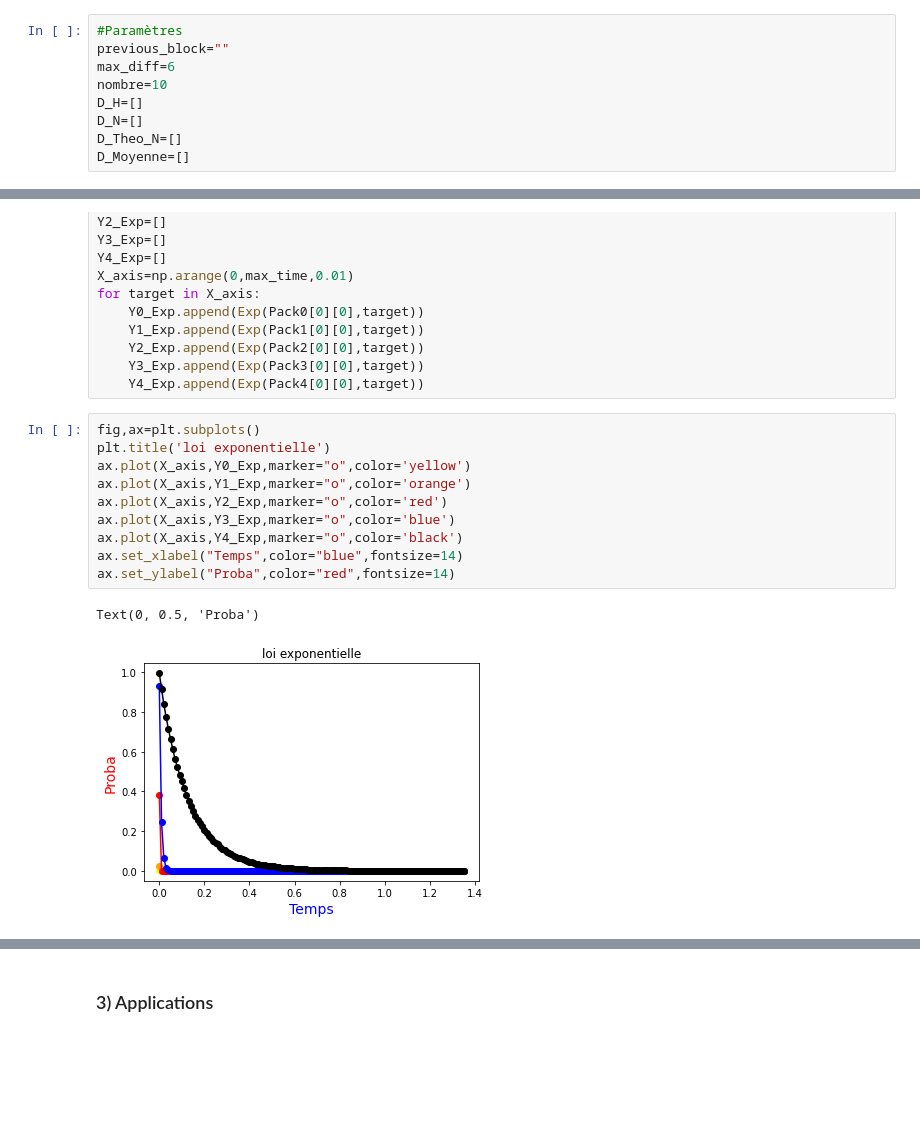
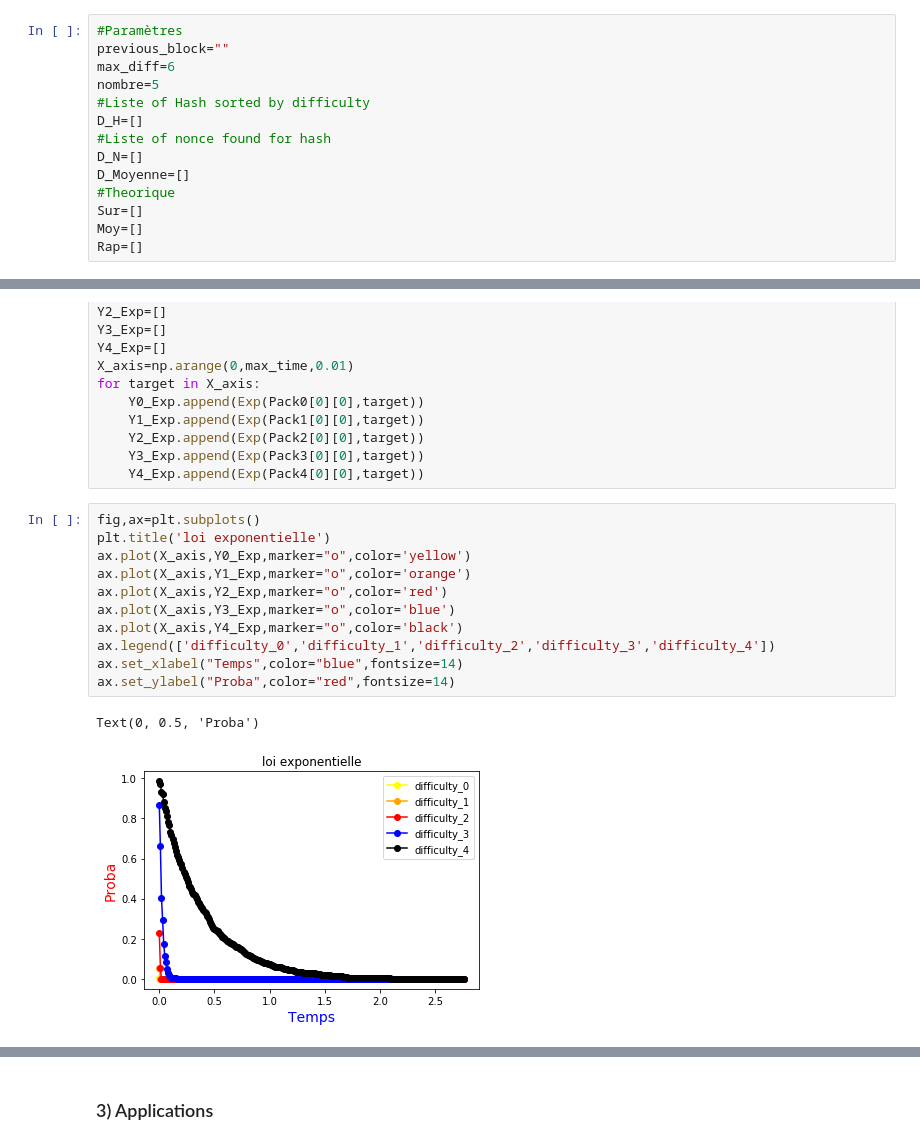
Before and after one commit to redek-zelton/Cryptofinance, a Jupyter notebook: Proof of Work Mining/Proof_of_Work_Mining.ipynb, the cells around one changed output, grey strips where cells are left out. Saved outputs shown, nothing was run; the diff lists cells and outputs as text; blank space fills up the shorter version.

```diff
--- a/Proof of Work Mining/Proof_of_Work_Mining.ipynb
+++ b/Proof of Work Mining/Proof_of_Work_Mining.ipynb
@@ -69,11 +78,16 @@ def Theorique(max_diff):
 #Paramètres
 previous_block=""
 max_diff=6
-nombre=10
+nombre=5
+#Liste of Hash sorted by difficulty
 D_H=[]
+#Liste of nonce found for hash
 D_N=[]
-D_Theo_N=[]
 D_Moyenne=[]
+#Theorique
+Sur=[]
+Moy=[]
+Rap=[]
 # %%
 D_H,D_N = Augmentation(previous_block,max_diff,nombre)
 D_Moyenne = Moyenne(D_N)
@@ -134,16 +153,17 @@ for target in X_axis:
 # %%
 fig,ax=plt.subplots()
 plt.title('loi exponentielle')
 ax.plot(X_axis,Y0_Exp,marker="o",color='yellow')
 ax.plot(X_axis,Y1_Exp,marker="o",color='orange')
 ax.plot(X_axis,Y2_Exp,marker="o",color='red')
 ax.plot(X_axis,Y3_Exp,marker="o",color='blue')
 ax.plot(X_axis,Y4_Exp,marker="o",color='black')
+ax.legend(['difficulty_0','difficulty_1','difficulty_2','difficulty_3','difficulty_4'])
 ax.set_xlabel("Temps",color="blue",fontsize=14)
 ax.set_ylabel("Proba",color="red",fontsize=14)
 # %% [output]
 Text(0, 0.5, 'Proba')
-[figure, old version]
+[figure, new version]
 # %%
 fig, ax = plt.subplots(2, 3,sharey=True)
 #Plot Difficulty 0
```
Also changed, not shown: parts of 16 cells of this notebook, 2 other files.
